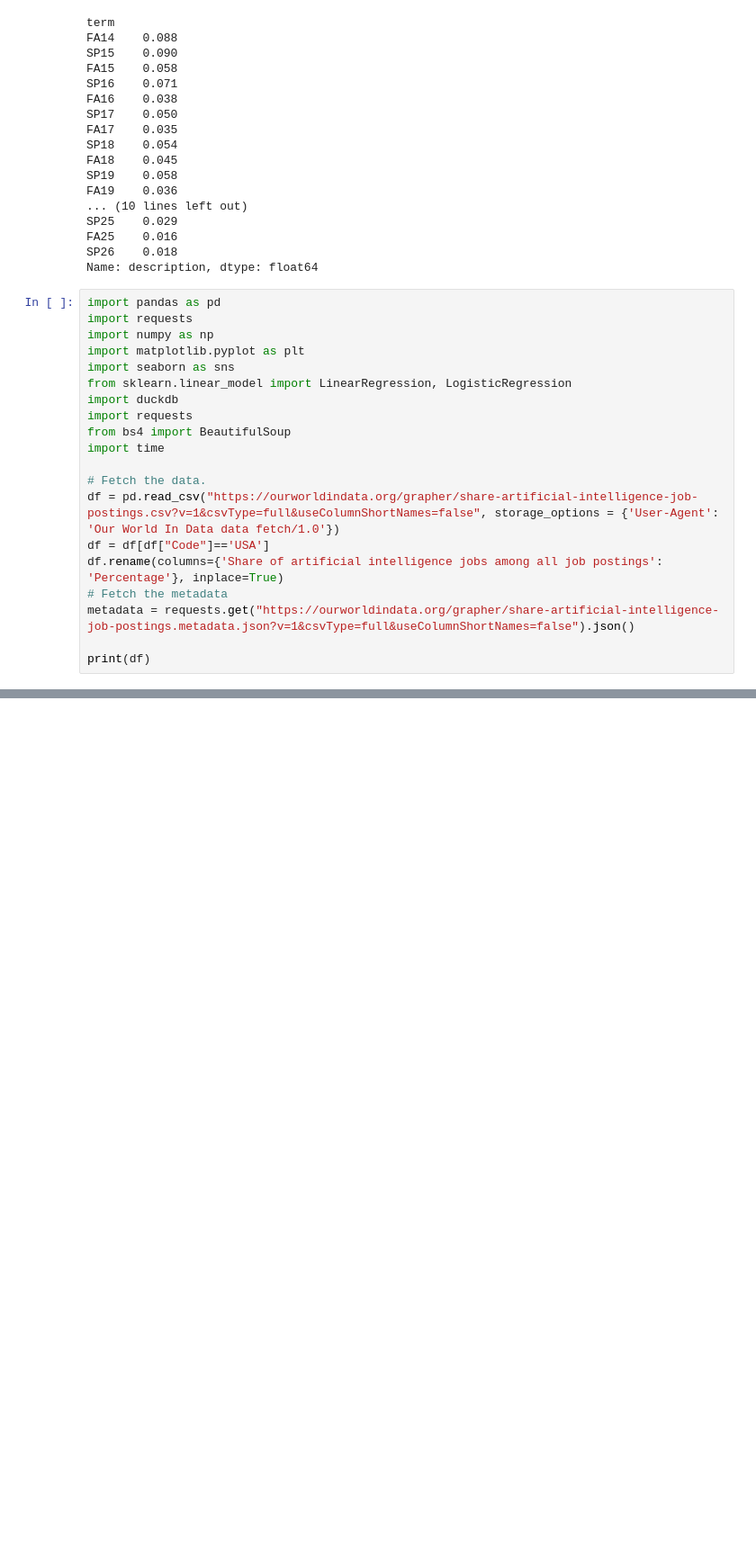
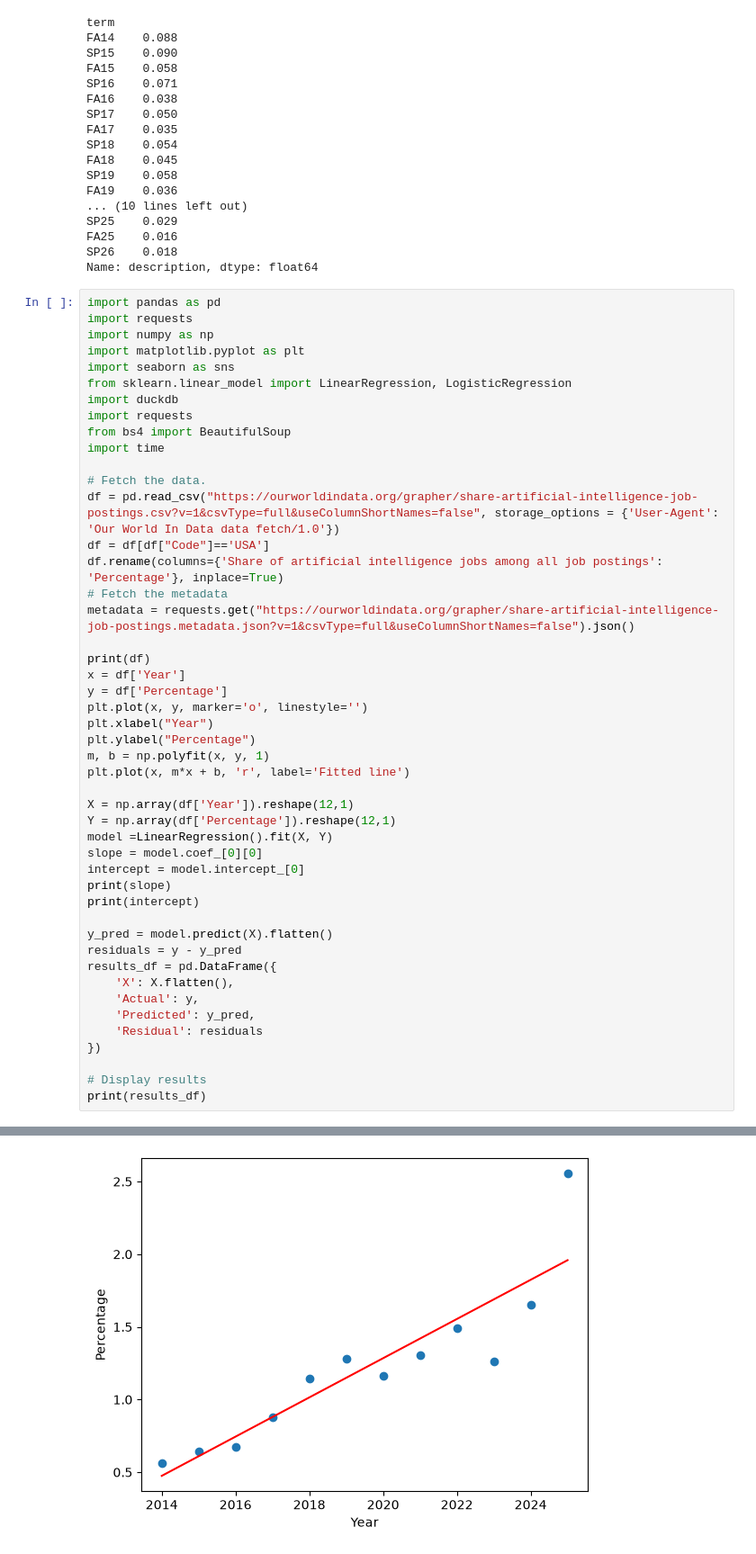
Before and after one commit to FrianaEngineer/INFO-2950-Group-Project, a Jupyter notebook: phase2/cornellapi.ipynb, the cells around one changed output, grey strips where cells are left out. Shown at 90% size. Cells and saved outputs as stored; diff of their text form; blank space fills up the shorter version.

```diff
--- a/phase2/cornellapi.ipynb
+++ b/phase2/cornellapi.ipynb
@@ -295,6 +295,33 @@ df.rename(columns={'Share of artificial intelligence jobs among all job postings
 metadata = requests.get("https://ourworldindata.org/grapher/share-artificial-intelligence-job-postings.metadata.json?v=1&csvType=full&useColumnShortNames=false").json()
 
 print(df)
+x = df['Year']
+y = df['Percentage']
+plt.plot(x, y, marker='o', linestyle='')
+plt.xlabel("Year")
+plt.ylabel("Percentage")
+m, b = np.polyfit(x, y, 1)
+plt.plot(x, m*x + b, 'r', label='Fitted line')
+
+X = np.array(df['Year']).reshape(12,1)
+Y = np.array(df['Percentage']).reshape(12,1)
+model =LinearRegression().fit(X, Y)
+slope = model.coef_[0][0]
+intercept = model.intercept_[0]
+print(slope)
+print(intercept)
+
+y_pred = model.predict(X).flatten()
+residuals = y - y_pred
+results_df = pd.DataFrame({
+    'X': X.flatten(),
+    'Actual': y,
+    'Predicted': y_pred,
+    'Residual': residuals
+})
+
+# Display results
+print(results_df)
 # %% [output]
             Entity Code  Year  Percentage
 188  United States  USA  2014      0.5615
@@ -311,0 +343 @@ print(df)
+[figure, added]
```
Also changed, not shown: parts of 1 cell of this notebook.
